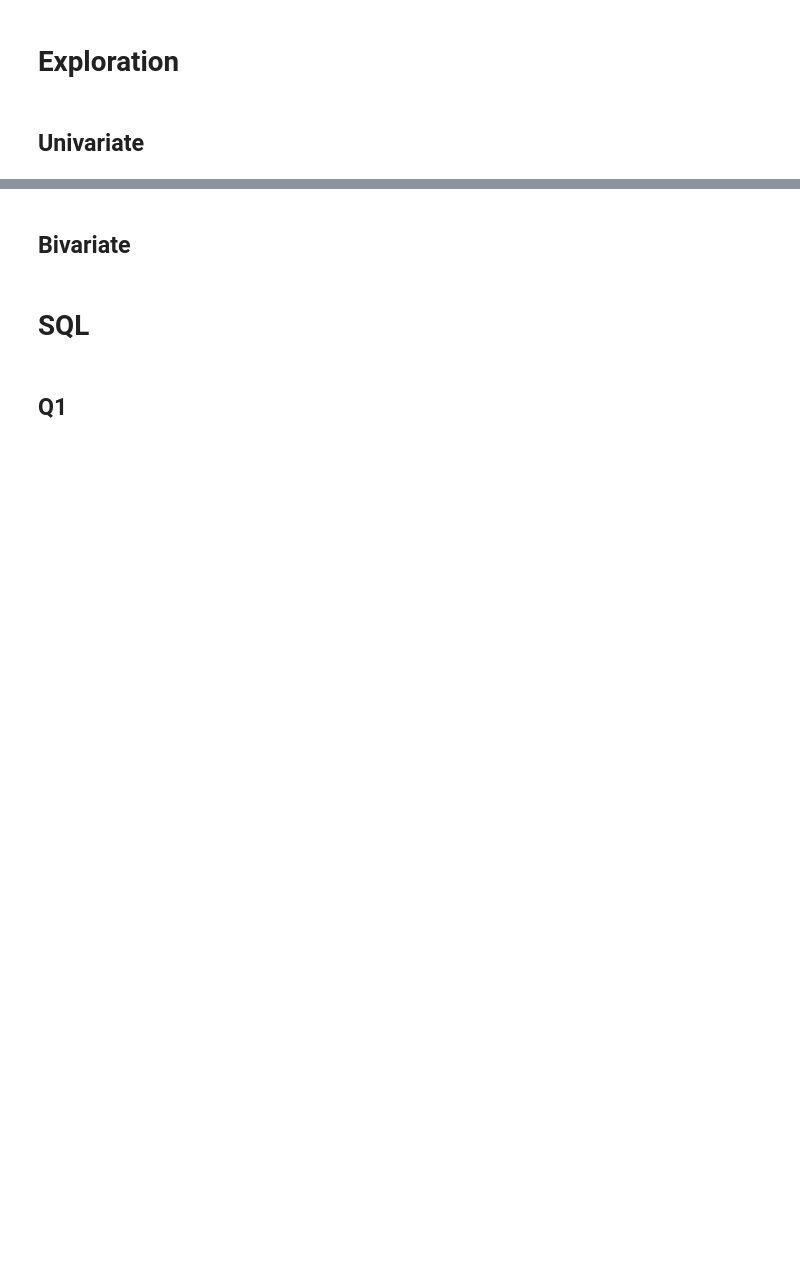
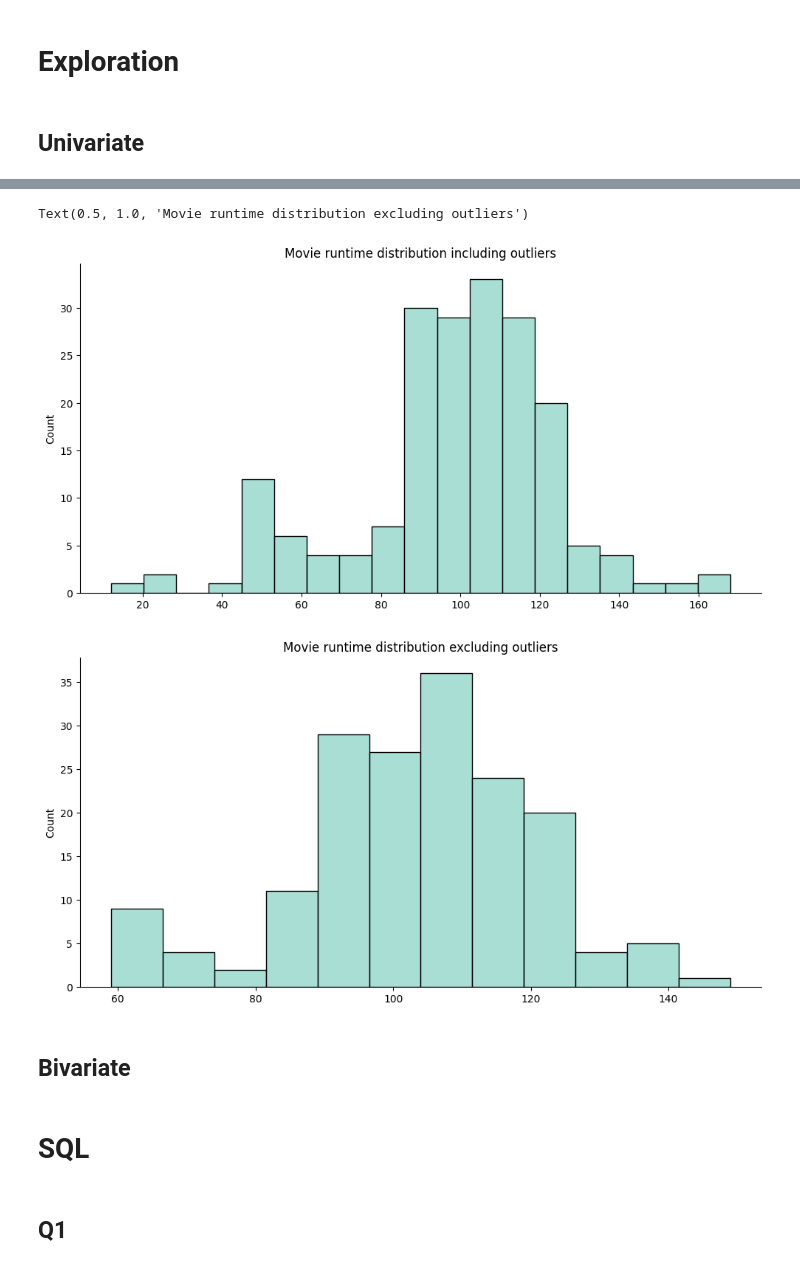
Before and after one commit to Esalsac/project-2-eda-sql, a Jupyter notebook: Week_3_Project.ipynb, the cells around one changed output, grey strips where cells are left out. Saved outputs shown, nothing was run; the diff lists cells and outputs as text; code cells hidden in the pictures; blank space fills up the shorter version.

```diff
--- a/Week_3_Project.ipynb
+++ b/Week_3_Project.ipynb
@@ -351,0 +370,30 @@ df = df[["name"] + [c for c in df.columns if c != "name"]]
+# %%
+def runtime(string):
+
+    "Not pretty but does what it needs to, more robust version would require regex, and is less dangerous than eval()"
+
+    if string.strip().endswith("per ep."):
+        string = string[:-8]
+
+    string = string.split()
+
+    num_list = []
+
+    for _ in string:
+        if "hr."in _ or "min." in _:
+            if "hr." in _:
+                num_list.append(int(_.replace("hr.","60")))
+            if "min." in _:
+                num_list.append(int(_.replace("min.","1")))
+        else:
+            num_list.append(int(_))
+
+    term_1 = np.prod(num_list[0:2]) if len(num_list) >= 2 else 0            #all of this bcause np.prod([]) == 1, leading to total runtime off by a hould episode length
+    term_2 = np.prod(num_list[2:4]) if len(num_list) >= 4 else 0
+
+    total_minutes = term_1 + term_2
+
+    return(total_minutes)
+
+runtime("24 min. per ep.")
+runtime("1 hr. 17 min.")
@@ -534,3 +631,17 @@ memory usage: 30.1 KB
+# %%
+anime_movie_runtime = anime[(anime["type"] == "Movie") & (anime["episodes"] == 1)]
+
+anime_movie_runtime_filtered = iqr_outlier_strip(anime_movie_runtime,"total_runtime_minutes")
+
+sns.displot(anime_movie_runtime["total_runtime_minutes"] / anime_movie_runtime["episodes"], height = 5, aspect = 2)
+plt.title("Movie runtime distribution including outliers")
+
+sns.displot(anime_movie_runtime_filtered["total_runtime_minutes"] / anime_movie_runtime_filtered["episodes"],height = 5, aspect = 2)
+plt.title("Movie runtime distribution excluding outliers")
+# %% [output]
+Text(0.5, 1.0, 'Movie runtime distribution excluding outliers')
+[figure, added]
+[figure, added]
 # %% [markdown]
 ## Bivariate
 # %% [markdown]
```
Also changed, not shown: parts of 14 cells of this notebook.
